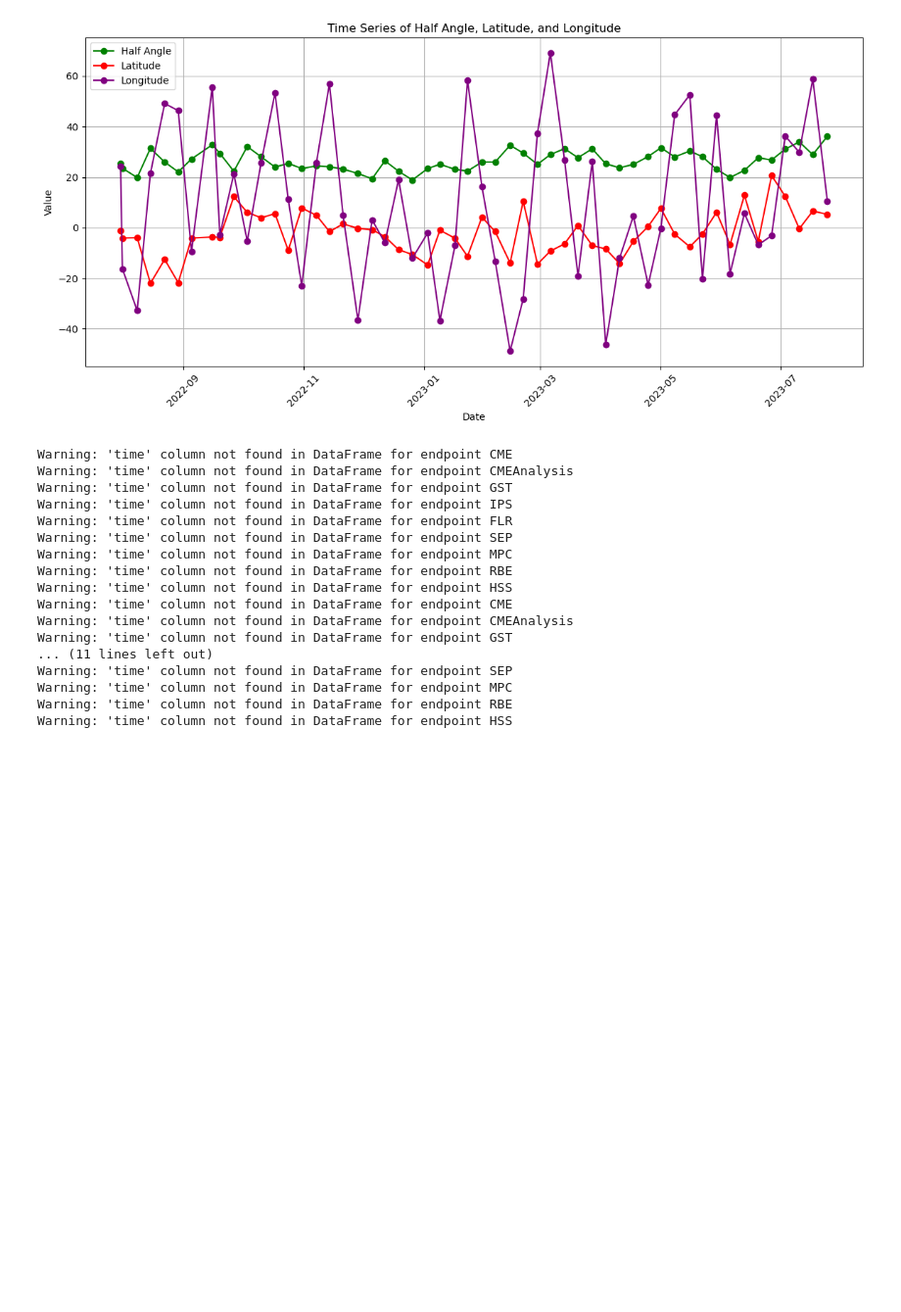
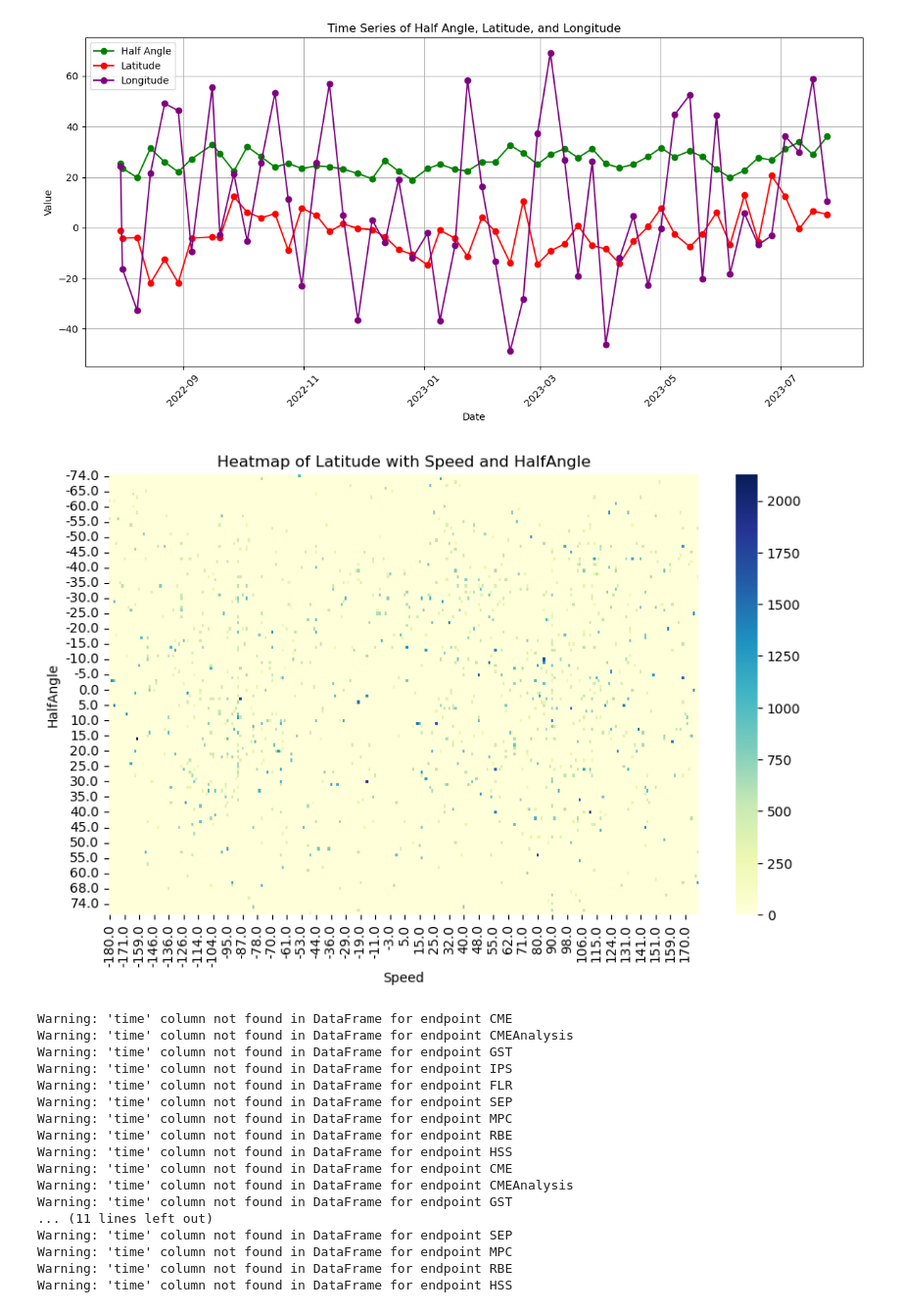
Before and after one commit to S-Belon/Python-Project, a Jupyter notebook: python_project.ipynb, the cells around one changed output. Shown: that part at 98% size. Cells and saved outputs as stored; diff of their text form; code cells hidden in the pictures; blank space fills up the shorter version.

```diff
--- a/python_project.ipynb
+++ b/python_project.ipynb
@@ -294,6 +332,29 @@ plt.tight_layout()
 plt.show()
 # %% [output]
 [figure]
+# %%
+import seaborn as sns
+import matplotlib.pyplot as plt
+
+# Pivot the DataFrame using pivot_table
+heatmap_data = cme_df.pivot_table(index='latitude', columns='longitude', values='speed', aggfunc='mean')
+
+# Replace any NaN values with 0
+heatmap_data = heatmap_data.fillna(0)
+
+# Create the heatmap
+plt.figure(figsize=(10, 6))
+sns.heatmap(heatmap_data, cmap='YlGnBu')
+
+# Add labels and title
+plt.xlabel('Speed')
+plt.ylabel('HalfAngle')
+plt.title('Heatmap of Latitude with Speed and HalfAngle')
+
+# Show the plot
+plt.show()
+# %% [output]
+[figure, added]
 # %%
 # Convert the DataFrame timestamps to datetime objects
 for endpoint, df in data_frames.items():
```
Also changed, not shown: parts of 1 cell of this notebook, 2 other files.
